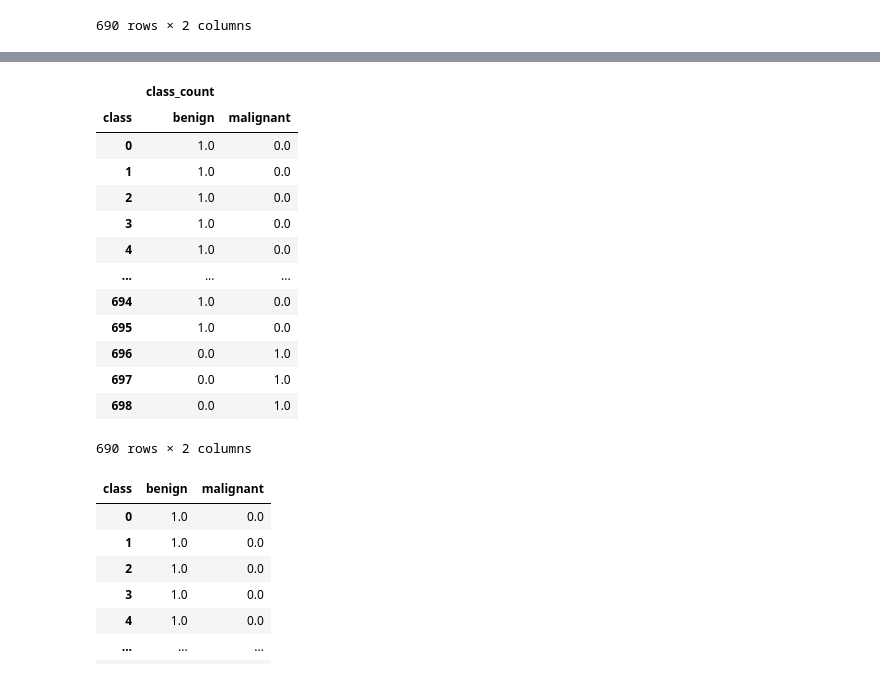
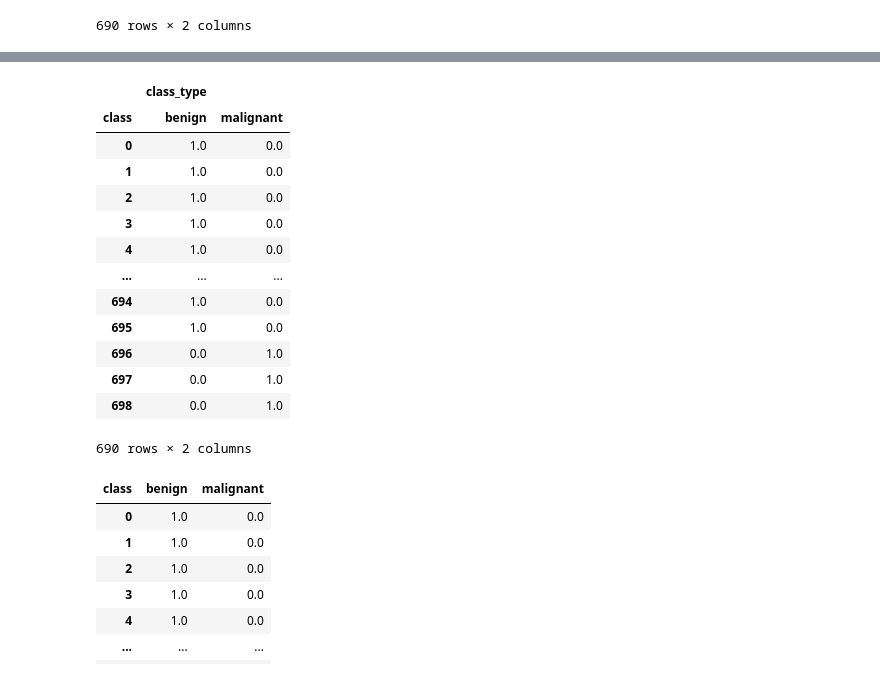
Before and after one commit to Kriskayak/Data, a Jupyter notebook: 2_DataWrangling/PandasTutorial/Jennifer_PandasIntro.ipynb, the cells around one changed output, grey strips where cells are left out. Cells and saved outputs as stored; diff of their text form; code cells hidden in the pictures.

```diff
--- a/2_DataWrangling/PandasTutorial/Jennifer_PandasIntro.ipynb
+++ b/2_DataWrangling/PandasTutorial/Jennifer_PandasIntro.ipynb
@@ -476,12 +487,12 @@ See the caveats in the documentation: https://pandas.pydata.org/pandas-docs/stab
 # %%
 malignancy_one_hot_encoded = pd.pivot_table( categorical_df,
                                   index = categorical_df.index,
                                   columns = ['class'],
-                                   values = ['class_count'] )
+                                   values = ['class_type'] )
 malignancy_one_hot_encoded = malignancy_one_hot_encoded.fillna(0)
 malignancy_one_hot_encoded
 # %% [output]
-|  | class_count |  |
+|  | class_type |  |
 | class | benign | malignant |
 | 0 | 1.0 | 0.0 |
 | 1 | 1.0 | 0.0 |
```
Also changed, not shown: parts of 3 cells of this notebook.
